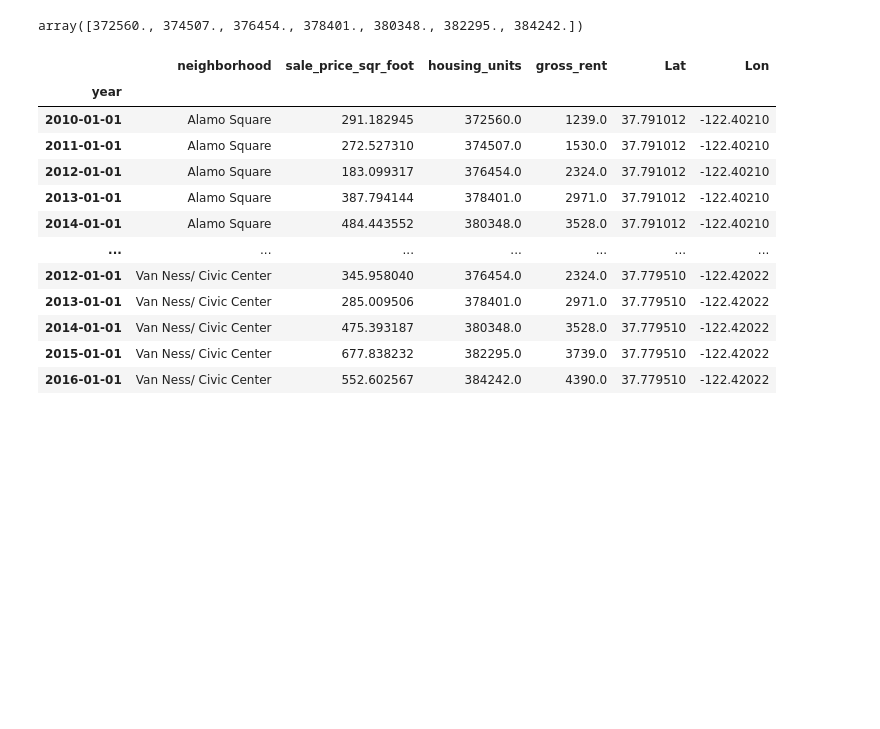
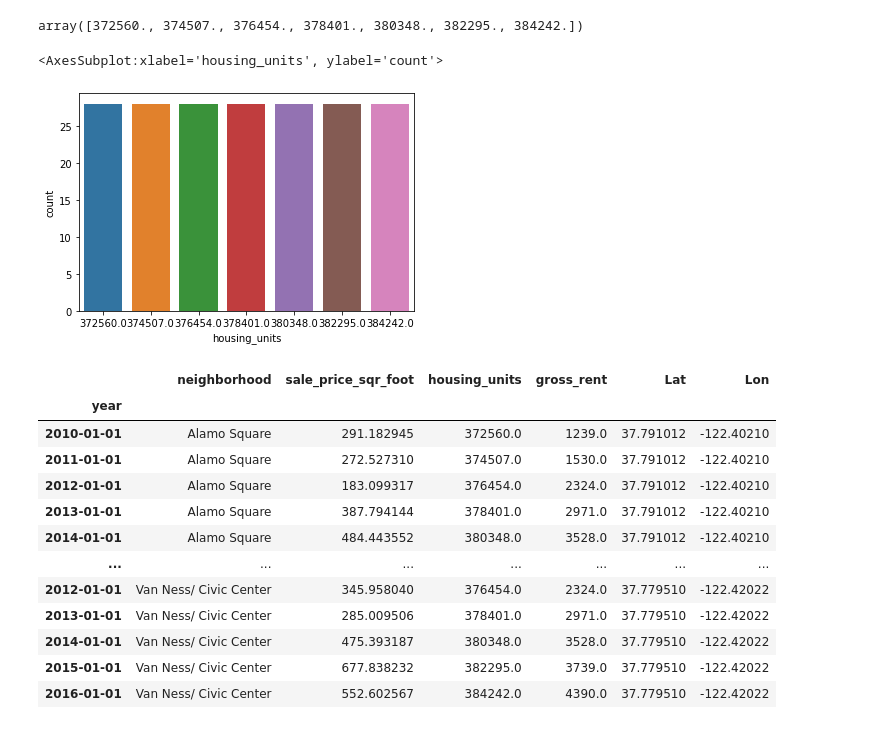
Before and after one commit to youssefabdelwahab/Californina-Housing-Market-Analysis-, a Jupyter notebook: rental_analysis.ipynb, the cells around one changed output. Saved outputs shown, nothing was run; the diff lists cells and outputs as text; code cells hidden in the pictures; blank space fills up the shorter version.

```diff
--- a/rental_analysis.ipynb
+++ b/rental_analysis.ipynb
@@ -196,6 +191,11 @@ array([ 291.18294547,  272.52731018,  183.09931693,  387.7941438 ,
 neighborhoods_wo_missing_data_df.housing_units.unique()
 # %% [output]
 array([372560., 374507., 376454., 378401., 380348., 382295., 384242.])
+# %%
+sns.countplot(neighborhoods_wo_missing_data_df.housing_units)
+# %% [output]
+<AxesSubplot:xlabel='housing_units', ylabel='count'>
+[figure, added]
 # %%
 neighborhoods_wo_missing_data_df
 # %% [output]
```
Also changed, not shown: parts of 10 cells of this notebook.
